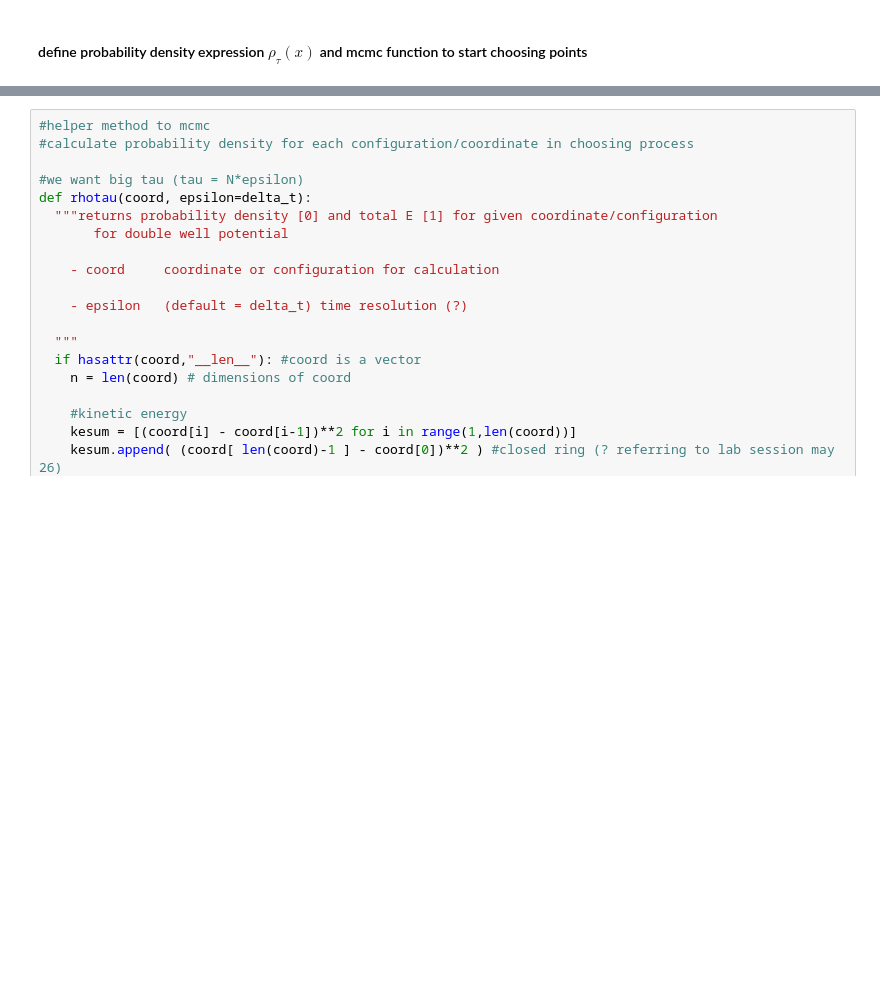
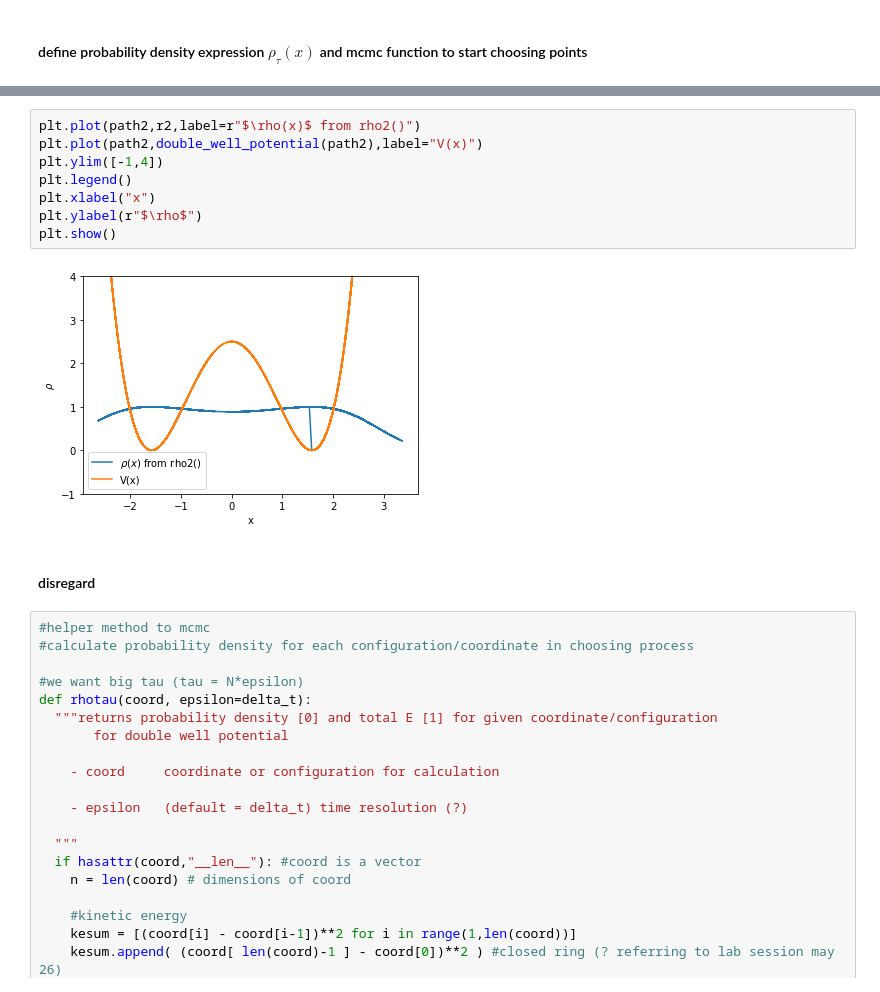
Before and after one commit to chrisamz/142-Final-Project, a Jupyter notebook: PHYS142_project.ipynb, the cells around one changed output, grey strips where cells are left out. Cells and saved outputs as stored; diff of their text form; blank space fills up the shorter version.

```diff
--- a/PHYS142_project.ipynb
+++ b/PHYS142_project.ipynb
@@ -128,3 +282,15 @@ def rho(coord, epsilon=delta_t):
+# %%
+plt.plot(path2,r2,label=r"$\rho(x)$ from rho2()")
+plt.plot(path2,double_well_potential(path2),label="V(x)")
+plt.ylim([-1,4])
+plt.legend()
+plt.xlabel("x")
+plt.ylabel(r"$\rho$")
+plt.show()
+# %% [output]
+[figure, added]
+# %% [markdown]
+#### disregard
 # %%
 #helper method to mcmc
 #calculate probability density for each configuration/coordinate in choosing process
```
Also changed, not shown: parts of 14 cells of this notebook.
